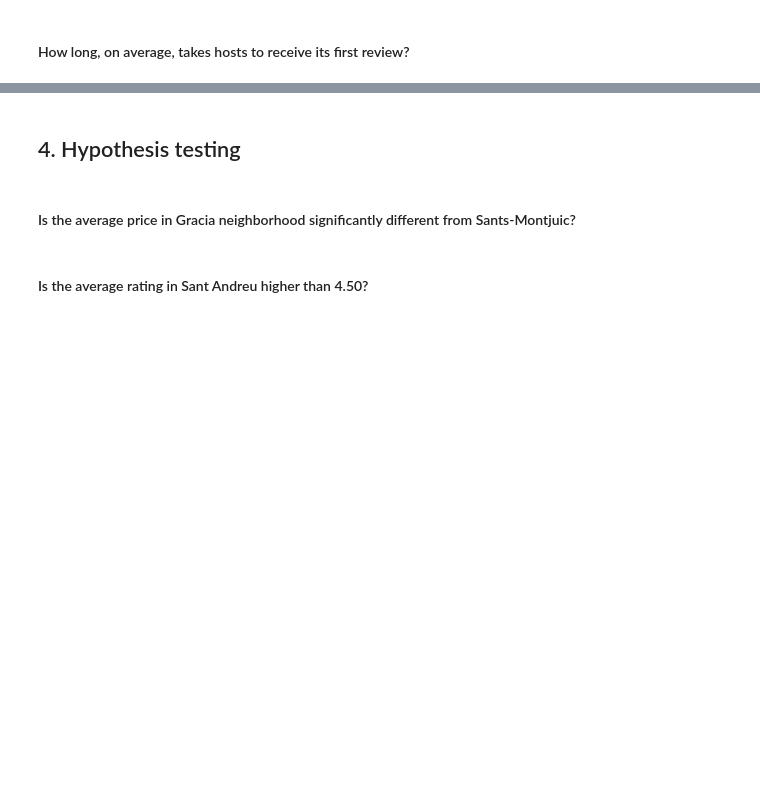
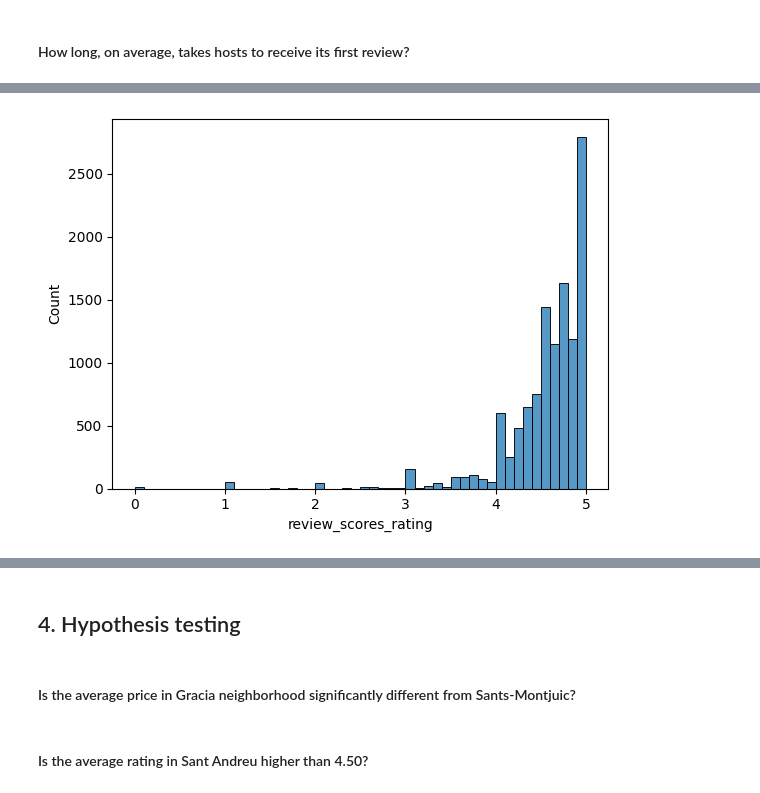
Before and after one commit to joacog86/midprojectlab, a Jupyter notebook: mbproject_analysis.ipynb, the cells around one changed output, grey strips where cells are left out. Cells and saved outputs as stored; diff of their text form; code cells hidden in the pictures; blank space fills up the shorter version.

```diff
--- a/mbproject_analysis.ipynb
+++ b/mbproject_analysis.ipynb
@@ -93,0 +200,7 @@ most_listings = data.groupby('neighbourhood_group_cleansed')['']
+# %%
+# Overall reviews distribution
+
+sns.histplot(data['review_scores_rating'], bins=50)
+plt.show()
+# %% [output]
+[figure, added]
```
Also changed, not shown: parts of 28 cells of this notebook, 1 other file.
